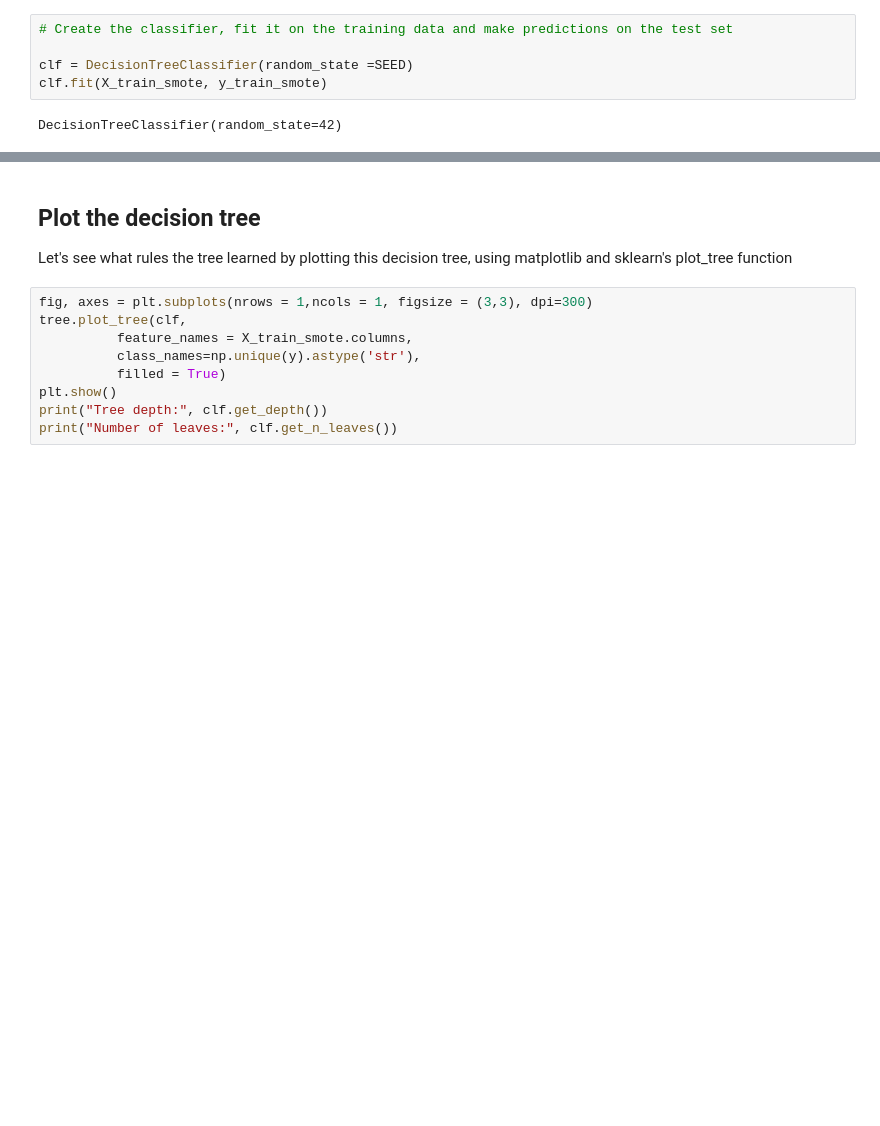
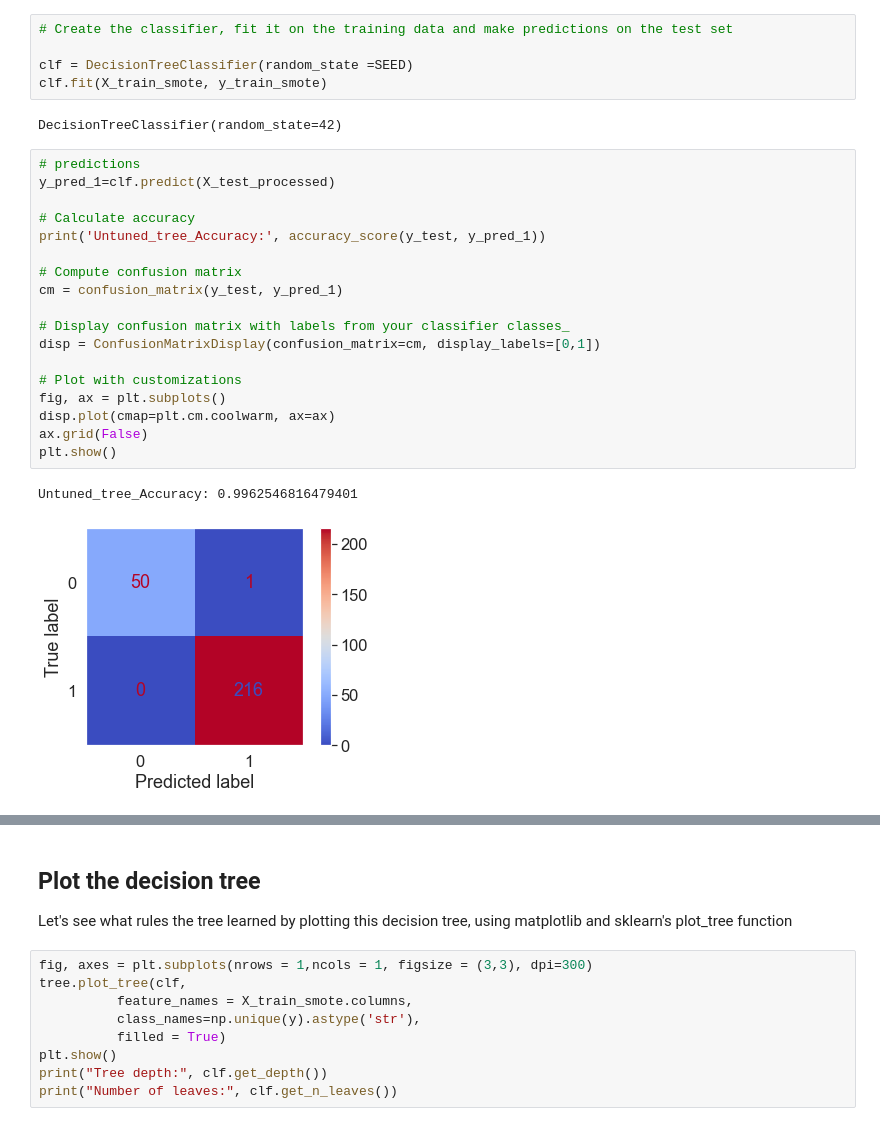
Before and after one commit to Harriet-ngomo/Taxpayer-Risk-Classification, a Jupyter notebook: index.ipynb, the cells around one changed output, grey strips where cells are left out. Saved outputs shown, nothing was run; the diff lists cells and outputs as text; blank space fills up the shorter version.

```diff
--- a/index.ipynb
+++ b/index.ipynb
@@ -568,3 +570,24 @@ clf = DecisionTreeClassifier(random_state =SEED)
 clf.fit(X_train_smote, y_train_smote)
 # %% [output]
 DecisionTreeClassifier(random_state=42)
+# %%
+# predictions
+y_pred_1=clf.predict(X_test_processed)
+
+# Calculate accuracy
+print('Untuned_tree_Accuracy:', accuracy_score(y_test, y_pred_1))
+
+# Compute confusion matrix
+cm = confusion_matrix(y_test, y_pred_1)
+
+# Display confusion matrix with labels from your classifier classes_
+disp = ConfusionMatrixDisplay(confusion_matrix=cm, display_labels=[0,1])
+
+# Plot with customizations
+fig, ax = plt.subplots()
+disp.plot(cmap=plt.cm.coolwarm, ax=ax)
+ax.grid(False)
+plt.show()
+# %% [output]
+Untuned_tree_Accuracy: 0.9962546816479401
+[figure, added]
```
Also changed, not shown: parts of 9 cells of this notebook.
